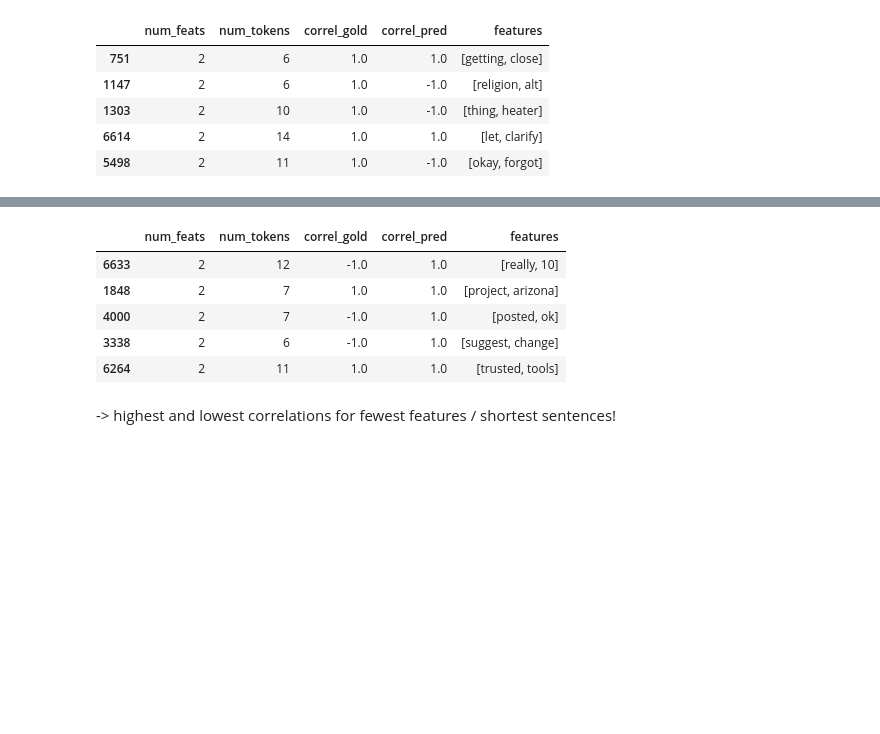
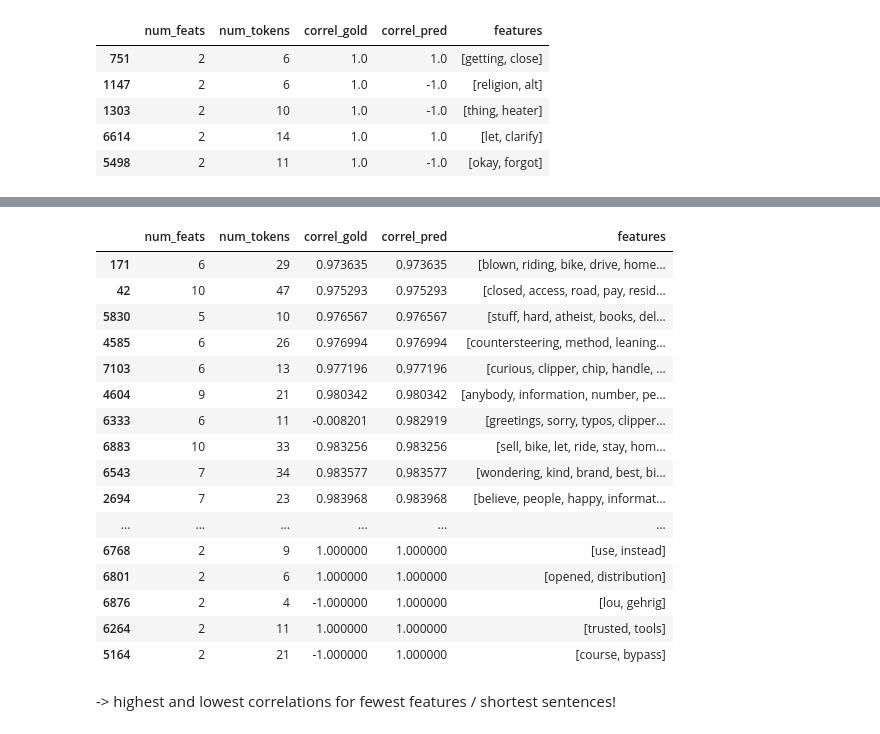
Before and after one commit to LydiaKoerber/nn-interpretability, a Jupyter notebook: analysis-predictions.ipynb, the cells around one changed output, grey strips where cells are left out. Cells and saved outputs as stored; diff of their text form; code cells hidden in the pictures; blank space fills up the shorter version.

```diff
--- a/analysis-predictions.ipynb
+++ b/analysis-predictions.ipynb
@@ -112,11 +157,16 @@ def compare_pred(i, print_result=True, mode='correl'):
     tokens, attributions_pred = merge_subwords(row_dist.tokens, row_dist['attributions_pred'])
     tokens2, attributions_gold = merge_subwords(row_dist.tokens, row_dist['attributions_gold'])
     assert tokens == tokens2  # just in case
-    for k, f in enumerate(row_svm['feature names']):
-        if f in tokens:
+    for k, f in enumerate(tokens):
+        # count tokens only once
+        if f in feats:
+            continue
+        # iterate tokens, check if in SVM features
+        if f in row_svm['feature names']:
             feats.append(f)
-            val_svm_gold.append(row_svm['coef true*tfidf'][k])
-            val_svm_pred.append(row_svm['coef pred*tfidf'][k])
+            svm_index = row_svm['feature names'].index(f)
+            val_svm_gold.append(row_svm['coef true*tfidf'][svm_index])
+            val_svm_pred.append(row_svm['coef pred*tfidf'][svm_index])
             # feature more than once in sentence
             if tokens.count(f) > 1:
                 indices = [j for j, token in enumerate(tokens) if token == f]
@@ -124,11 +174,8 @@ def compare_pred(i, print_result=True, mode='correl'):
                 val_dist_pred.append(np.mean([attributions_pred[j] for j in indices]))
             else:
                 # feature index in distilbert tokens
-                dist_index = tokens.index(f)
-                val_dist_gold.append(attributions_gold[dist_index])
-                val_dist_pred.append(attributions_pred[dist_index])
-        else:
-            print(i, f'feature {f} not in token list')
+                val_dist_gold.append(attributions_gold[k])
+                val_dist_pred.append(attributions_pred[k])
     assert len(feats) == len(val_dist_gold)
     assert len(val_dist_gold) == len(val_dist_pred)
     assert len(val_dist_pred) == len(val_svm_gold)
@@ -175,3 +228,12 @@ len([compare_pred(0, print_result=False)])
+# %%
+classification_results = []
+
+for i, row in svm_test.iterrows():
+    svm_class, dist_class = False, False
+    if row['true class no'] == row['pred class no']:
+        svm_class = True
+    if dist_test.iloc[i].correct:
+        dist_class = True
 # %%
 correls = pd.DataFrame(columns=['num_feats', 'num_tokens', 'correl_gold', 'correl_pred', 'features'])
 
@@ -222,12 +374,23 @@ correls.sort_values(by='correl_pred').head()
 # %%
-correls.sort_values(by='correl_pred', ascending=False).head()
+correls.sort_values(by='correl_pred', na_position='first').tail(n=50)
 # %% [output]
 |  | num_feats | num_tokens | correl_gold | correl_pred | features |
-| 6633 | 2 | 12 | -1.0 | 1.0 | [really, 10] |
-| 1848 | 2 | 7 | 1.0 | 1.0 | [project, arizona] |
-| 4000 | 2 | 7 | -1.0 | 1.0 | [posted, ok] |
-| 3338 | 2 | 6 | -1.0 | 1.0 | [suggest, change] |
-| 6264 | 2 | 11 | 1.0 | 1.0 | [trusted, tools] |
+| 171 | 6 | 29 | 0.973635 | 0.973635 | [blown, riding, bike, drive, home... |
+| 42 | 10 | 47 | 0.975293 | 0.975293 | [closed, access, road, pay, resid... |
+| 5830 | 5 | 10 | 0.976567 | 0.976567 | [stuff, hard, atheist, books, del... |
+| 4585 | 6 | 26 | 0.976994 | 0.976994 | [countersteering, method, leaning... |
+| 7103 | 6 | 13 | 0.977196 | 0.977196 | [curious, clipper, chip, handle, ... |
+| 4604 | 9 | 21 | 0.980342 | 0.980342 | [anybody, information, number, pe... |
+| 6333 | 6 | 11 | -0.008201 | 0.982919 | [greetings, sorry, typos, clipper... |
+| 6883 | 10 | 33 | 0.983256 | 0.983256 | [sell, bike, let, ride, stay, hom... |
+| 6543 | 7 | 34 | 0.983577 | 0.983577 | [wondering, kind, brand, best, bi... |
+| 2694 | 7 | 23 | 0.983968 | 0.983968 | [believe, people, happy, informat... |
+| ... | ... | ... | ... | ... | ... |
+| 6768 | 2 | 9 | 1.000000 | 1.000000 | [use, instead] |
+| 6801 | 2 | 6 | 1.000000 | 1.000000 | [opened, distribution] |
+| 6876 | 2 | 4 | -1.000000 | 1.000000 | [lou, gehrig] |
+| 6264 | 2 | 11 | 1.000000 | 1.000000 | [trusted, tools] |
+| 5164 | 2 | 21 | -1.000000 | 1.000000 | [course, bypass] |
 # %% [markdown]
 -> highest and lowest correlations for fewest features / shortest sentences!
 # %%
```
Also changed, not shown: parts of 22 cells of this notebook, 9 other files.
